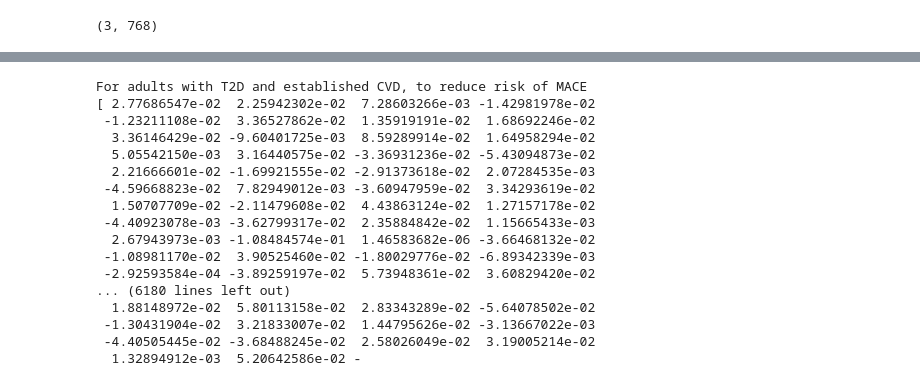
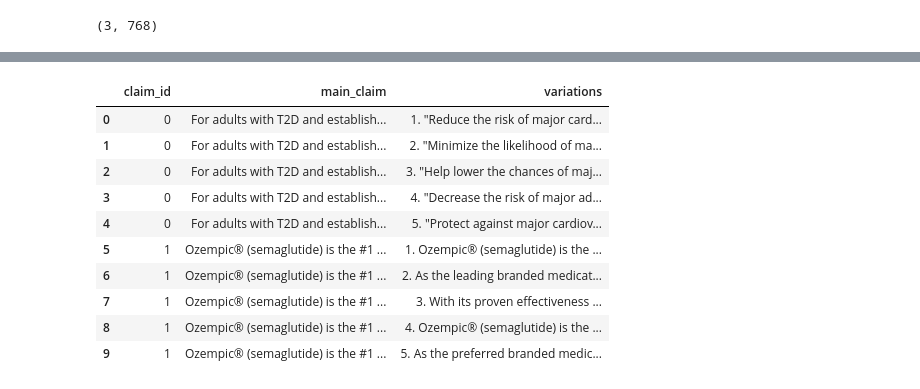
Before and after one commit to farazahmadi/Yama, a Jupyter notebook: claim_sim.ipynb, the cells around one changed output, grey strips where cells are left out. Drawn from its saved outputs; the diff is of its cells as text; code cells hidden in the pictures.

```diff
--- a/claim_sim.ipynb
+++ b/claim_sim.ipynb
@@ -71,25 +76,16 @@ output
-# %%
-claims = pd.read_excel("data/Claims_Variations.xlsx")
-claims.head()
-for claim in claims.itertuples():
-    print(claim.main_claim)
-    print(model.encode(claim.variations))
-    print("")
-# %% [output]
-For adults with T2D and established CVD, to reduce risk of MACE
-[ 2.77686547e-02  2.25942302e-02  7.28603266e-03 -1.42981978e-02
- -1.23211108e-02  3.36527862e-02  1.35919191e-02  1.68692246e-02
-  3.36146429e-02 -9.60401725e-03  8.59289914e-02  1.64958294e-02
-  5.05542150e-03  3.16440575e-02 -3.36931236e-02 -5.43094873e-02
-  2.21666601e-02 -1.69921555e-02 -2.91373618e-02  2.07284535e-03
- -4.59668823e-02  7.82949012e-03 -3.60947959e-02  3.34293619e-02
-  1.50707709e-02 -2.11479608e-02  4.43863124e-02  1.27157178e-02
- -4.40923078e-03 -3.62799317e-02  2.35884842e-02  1.15665433e-03
-  2.67943973e-03 -1.08484574e-01  1.46583682e-06 -3.66468132e-02
- -1.08981170e-02  3.90525460e-02 -1.80029776e-02 -6.89342339e-03
- -2.92593584e-04 -3.89259197e-02  5.73948361e-02  3.60829420e-02
-... (6180 lines left out)
-  1.88148972e-02  5.80113158e-02  2.83343289e-02 -5.64078502e-02
- -1.30431904e-02  3.21833007e-02  1.44795626e-02 -3.13667022e-03
- -4.40505445e-02 -3.68488245e-02  2.58026049e-02  3.19005214e-02
-  1.32894912e-03  5.20642586e-02 -
+# %%
+# FILEPATH: /c:/myFiles/personal/Yama/claim_sim.ipynb
+claims = pd.read_excel("data/Claims_Variations.xlsx")
+claims.head(10)
+# %% [output]
+|  | claim_id | main_claim | variations |
+| 0 | 0 | For adults with T2D and establish... | 1. "Reduce the risk of major card... |
+| 1 | 0 | For adults with T2D and establish... | 2. "Minimize the likelihood of ma... |
+| 2 | 0 | For adults with T2D and establish... | 3. "Help lower the chances of maj... |
+| 3 | 0 | For adults with T2D and establish... | 4. "Decrease the risk of major ad... |
+| 4 | 0 | For adults with T2D and establish... | 5. "Protect against major cardiov... |
+| 5 | 1 | Ozempic® (semaglutide) is the #1 ... | 1. Ozempic® (semaglutide) is the ... |
+| 6 | 1 | Ozempic® (semaglutide) is the #1 ... | 2. As the leading branded medicat... |
+| 7 | 1 | Ozempic® (semaglutide) is the #1 ... | 3. With its proven effectiveness ... |
+| 8 | 1 | Ozempic® (semaglutide) is the #1 ... | 4. Ozempic® (semaglutide) is the ... |
+| 9 | 1 | Ozempic® (semaglutide) is the #1 ... | 5. As the preferred branded medic... |
```
Also changed, not shown: parts of 7 cells of this notebook, 1 other file.
